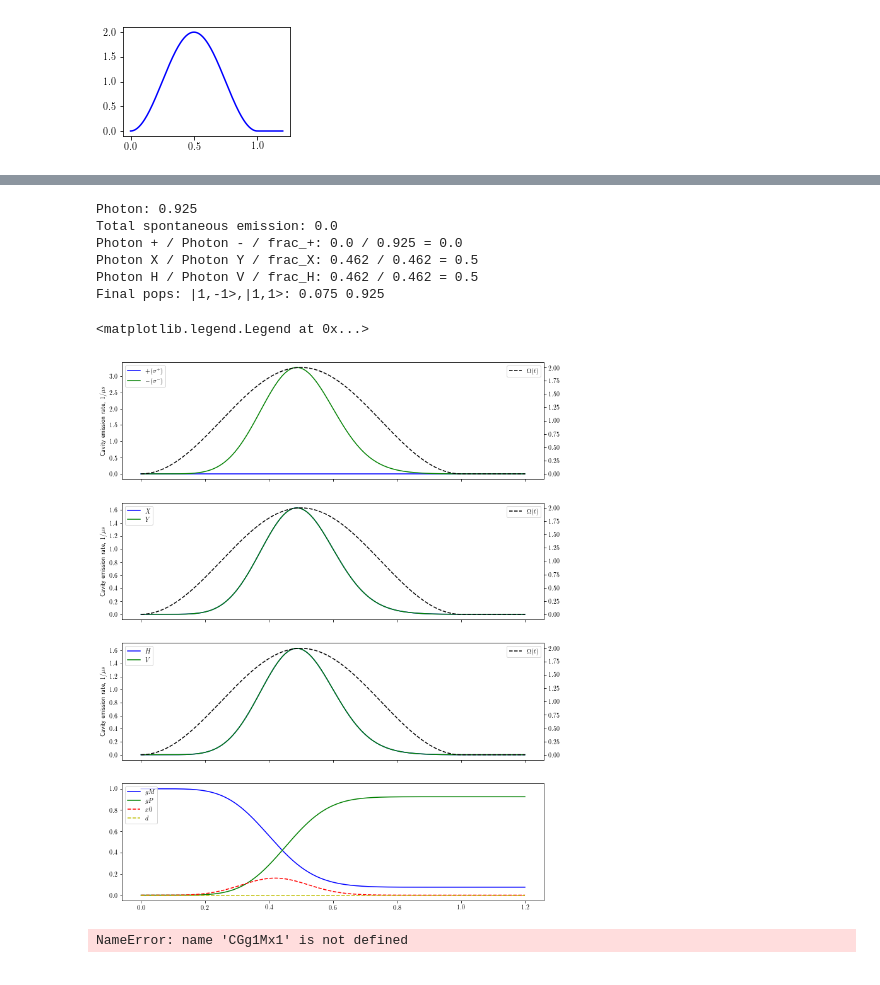
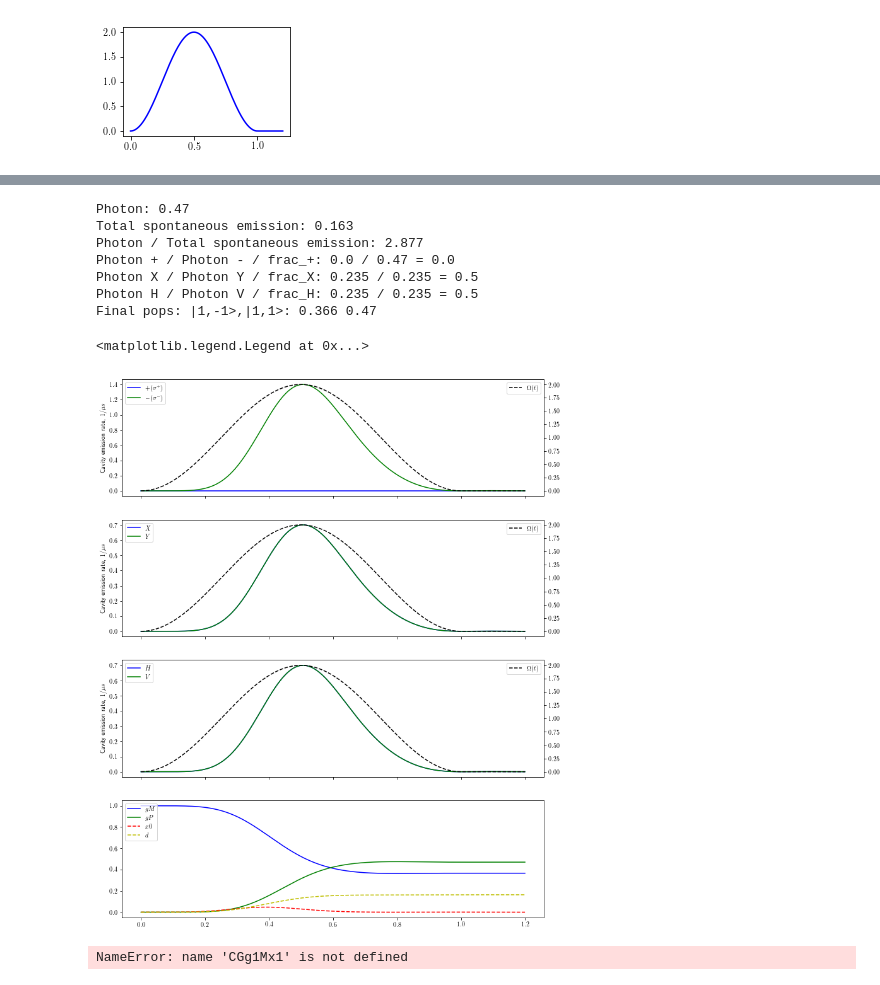
Before and after one commit to tomdbar/rb-cqed, a Jupyter notebook: vStirap-3lvl.ipynb, the cells around one changed output, grey strips where cells are left out. Saved outputs shown, nothing was run; the diff lists cells and outputs as text; code cells hidden in the pictures.

```diff
--- a/vStirap-3lvl.ipynb
+++ b/vStirap-3lvl.ipynb
@@ -68,8 +68,8 @@ Coupling parameters.
    gamma:  Decay of the atomic amplitude.
    deltaP: Splitting of the cavity polarisation eigenmodes.
 '''
-kappa = 2 * 2.*np.pi
-gamma = 0 * 2.*np.pi
+kappa = 1 * 2.*np.pi
+gamma = 1 * 2.*np.pi
 deltaP = 0 * 2.*np.pi
 
 # State the detuning of the Raman resonance
@@ -526,28 +545,44 @@ output_states = output.states
 Photon number operators for calculating the population in the
 circular and linear bases.
 '''
-anP_t = [anRotP_fast(time, alpha=alpha, phi1=phi1, phi2=phi2) for time in t]
-anM_t = [anRotM_fast(time, alpha=alpha, phi1=phi1, phi2=phi2) for time in t]
+# anP_t = [anRotP_fast(time, alpha=alpha, phi1=phi1, phi2=phi2) for time in t]
+# anM_t = [anRotM_fast(time, alpha=alpha, phi1=phi1, phi2=phi2) for time in t]
+anP_t,anM_t = anRot_series_fast(t, alpha=alpha, phi1=phi1, phi2=phi2)
 
 alpha_LC = np.clip(np.abs(R_LC[0, 0]),0,1)
 phi1_LC, phi2_LC = np.angle(R_LC[0, 0]), np.angle(R_LC[1, 0])
 
-anH_t = [anRotP_fast(time, alpha=alpha_LC, phi1=phi1_LC, phi2=phi2_LC) for time in t]
-anV_t = [anRotM_fast(time, alpha=alpha_LC, phi1=phi1_LC, phi2=phi2_LC) for time in t]
+# anH_t = [anRotP_fast(time, alpha=alpha_LC, phi1=phi1_LC, phi2=phi2_LC) for time in t]
+# anV_t = [anRotM_fast(time, alpha=alpha_LC, phi1=phi1_LC, phi2=phi2_LC) for time in t]
+anH_t,anV_t = anRot_series_fast(t, alpha=alpha_LC, phi1=phi1_LC, phi2=phi2_LC)
 
 '''
 Calculate expectation values of photon number operators.
 '''
-exp_anP = np.abs(np.array([(x[0]*x[1]).tr() for x in zip(output_states, anP_t)]))
-exp_anM = np.abs(np.array([(x[0]*x[1]).tr() for x in zip(output_states, anM_t)]))
+#####################
+# Slow but explicit #
+#####################
+# exp_anP = np.abs(np.array([(x[0]*x[1]).tr() for x in zip(output_states, anP_t)]))
+# exp_anM = np.abs(np.array([(x[0]*x[1]).tr() for x in zip(output_states, anM_t)]))
+#
+# exp_anH = np.abs(np.array([(x[0]*x[1]).tr() for x in zip(output_states, anH_t)]))
+# exp_anV = np.abs(np.array([(x[0]*x[1]).tr() for x in zip(output_states, anV_t)]))
+#
+#exp_anX = np.abs(np.array([(x*anX).tr() for x in output_states]))
+#exp_anY = np.abs(np.array([(x*anY).tr() for x in output_states]))
+#
+#exp_spontDecay = np.abs( np.array([(x*sigma_spontDecayOp).tr() for x in output_states]) )
 
-exp_anH = np.abs(np.array([(x[0]*x[1]).tr() for x in zip(output_states, anH_t)]))
-exp_anV = np.abs(np.array([(x[0]*x[1]).tr() for x in zip(output_states, anV_t)]))
+###############
+# > 3x Faster #
+###############
+exp_anP, exp_anM, exp_anH, exp_anV =\
+    np.abs(np.array(
+        [expect(list(an_list), state) for an_list,state in zip(zip(anP_t,anM_t,anH_t,anV_t),output_states)]
+    )).T
 
-exp_anX = np.abs(np.array([(x*anX).tr() for x in output_states]))
-exp_anY = np.abs(np.array([(x*anY).tr() for x in output_states]))
-
-exp_spontDecay = np.abs( np.array([(x*sigma_spontDecayOp).tr() for x in output_states]) )
+exp_anX,exp_anY,exp_spontDecay =\
+    np.abs( expect([anX,anY,sigma_spontDecayOp], output_states) )
 
 # Total photonic population of each mode.
 n_ph = np.trapz(2*kappa*(exp_anP+exp_anM), dx=tStep)
@@ -563,10 +598,12 @@ n_V = np.trapz(2*kappa*(exp_anV), dx=tStep)
 n_spont = np.trapz(exp_spontDecay, dx=tStep)
 
 # Atomic populations
-exp_agM = np.abs(np.array([(x*agM).tr() for x in output_states]) )
-exp_agP = np.abs( np.array([(x*agP).tr() for x in output_states]) )
-exp_ax0 = np.abs( np.array([(x*ax0).tr() for x in output_states]) )
-exp_ad = np.abs( np.array([(x*ad).tr() for x in output_states]) )
+# exp_agM = np.abs(np.array([(x*agM).tr() for x in output_states]) )
+# exp_agP = np.abs( np.array([(x*agP).tr() for x in output_states]) )
+# exp_ax0 = np.abs( np.array([(x*ax0).tr() for x in output_states]) )
+# exp_ad = np.abs( np.array([(x*ad).tr() for x in output_states]) )
+exp_agM,exp_agP,exp_ax0,exp_ad =\
+    np.abs( expect([agM,agP,ax0,ad], output_states) )
 
 '''
 Summaries
@@ -575,49 +612,52 @@ plt.rcParams['text.usetex'] = True
 
 print('Photon:', np.round(n_ph,3))
 print('Total spontaneous emission:', np.round(n_spont,3))
+print('Photon / Total spontaneous emission:', np.round(n_ph/n_spont,3))
+
 print('Photon + / Photon - / frac_+: {0} / {1} = {2}'.format(*[np.round(n,3) for n in [n_P,n_M,n_P/n_ph]]))
 print('Photon X / Photon Y / frac_X: {0} / {1} = {2}'.format(*[np.round(n,3) for n in [n_X,n_Y,n_X/n_ph]]))
 print('Photon H / Photon V / frac_H: {0} / {1} = {2}'.format(*[np.round(n,3) for n in [n_H,n_V,n_H/n_ph]]))
 
 print('Final pops: |1,-1>,|1,1>:', np.round(exp_agM[-1],3),np.round(exp_agP[-1],3))
 
 # Plot the results
 f, (a1, a2, a3, a4) = plt.subplots(4, 1, sharex=True, figsize=(12, 11/.7))
 
 a1.plot(t, 2*kappa * exp_anP, 'b', label='$+ (\sigma^{+})$')
 a1.plot(t, 2*kappa * exp_anM, 'g', label='$- (\sigma^{-})$')
 a1.set_ylabel('Cavity emission rate, $1/\mu s$')
 a1.legend(loc=2)
 
 a2.plot(t, 2*kappa * exp_anX, 'b', label='$X$')
 a2.plot(t, 2*kappa * exp_anY, 'g', label='$Y$')
 a2.set_ylabel('Cavity emission rate, $1/\mu s$')
 a2.legend(loc=2)
 
 a3.plot(t, 2*kappa * exp_anH, 'b', label='$H$')
 a3.plot(t, 2*kappa * exp_anV, 'g', label='$V$')
 a3.set_ylabel('Cavity emission rate, $1/\mu s$')
 a3.legend(loc=2)
 
 for a in [a1,a2,a3]:
     aB = a.twinx()
     aB.plot(t, [Omega(x)/(2*np.pi) for x in t], '--k', label='$\Omega(t)$')
     aB.legend(loc=0)
 
-a4.plot(t, exp_agM,  'b', label='$gM$')
-a4.plot(t, exp_agP,  'g', label='$gP$')
-a4.plot(t, exp_ax0,  '--r', label='$x0$')
-a4.plot(t, exp_ad,  '--y', label='$d$')
+a4.plot(t, exp_agM, 'b', label='$gM$')
+a4.plot(t, exp_agP, 'g', label='$gP$')
+a4.plot(t, exp_ax0, '--r', label='$x0$')
+a4.plot(t, exp_ad, '--y', label='$d$')
 a4.legend(loc=2)
 # %% [output]
-Photon: 0.925
-Total spontaneous emission: 0.0
-Photon + / Photon - / frac_+: 0.0 / 0.925 = 0.0
-Photon X / Photon Y / frac_X: 0.462 / 0.462 = 0.5
-Photon H / Photon V / frac_H: 0.462 / 0.462 = 0.5
-Final pops: |1,-1>,|1,1>: 0.075 0.925
+Photon: 0.47
+Total spontaneous emission: 0.163
+Photon / Total spontaneous emission: 2.877
+Photon + / Photon - / frac_+: 0.0 / 0.47 = 0.0
+Photon X / Photon Y / frac_X: 0.235 / 0.235 = 0.5
+Photon H / Photon V / frac_H: 0.235 / 0.235 = 0.5
+Final pops: |1,-1>,|1,1>: 0.366 0.47
 <matplotlib.legend.Legend at 0x...>
-[figure, old version]
+[figure, new version]
 # %%
 '''
 Export photon shapes for outside use
```
Also changed, not shown: parts of 3 cells of this notebook.
